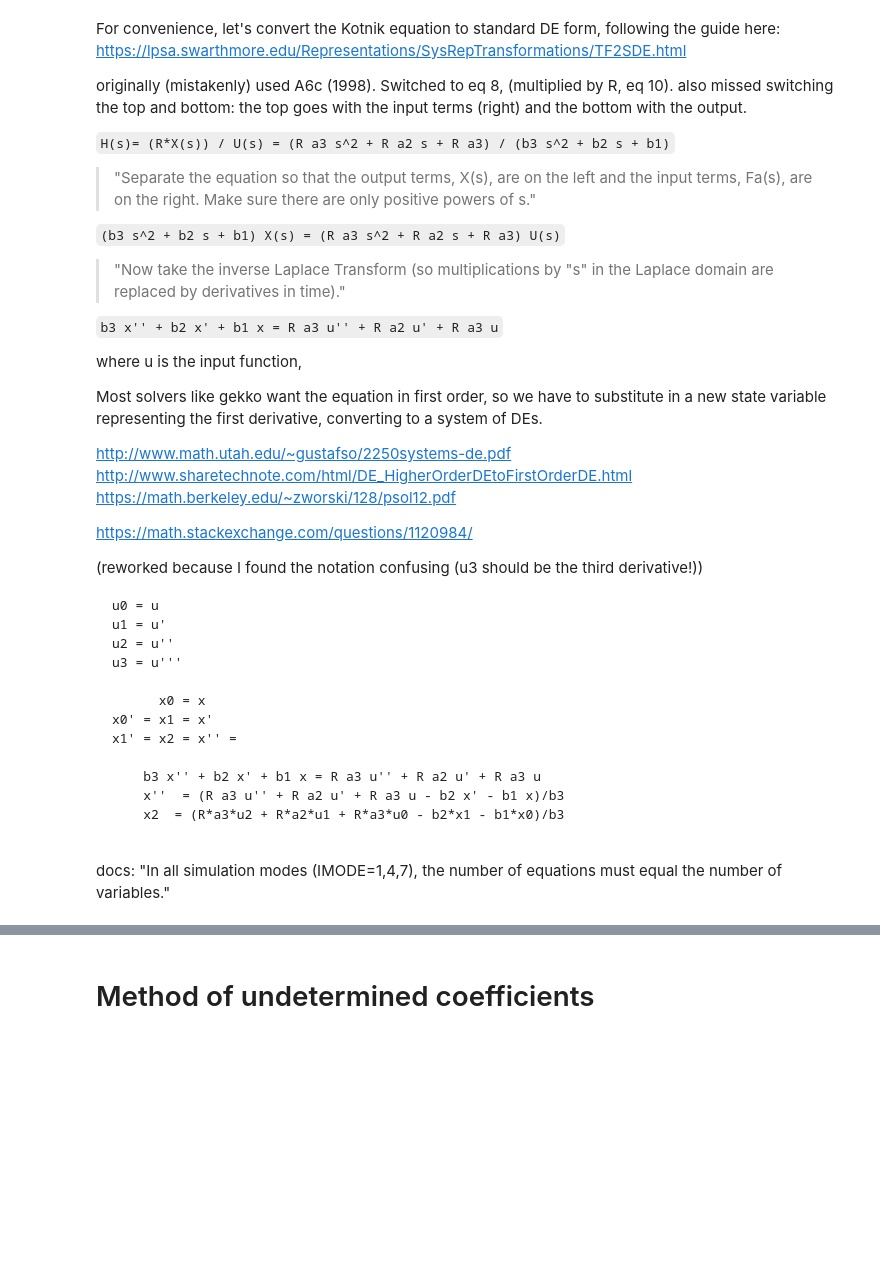
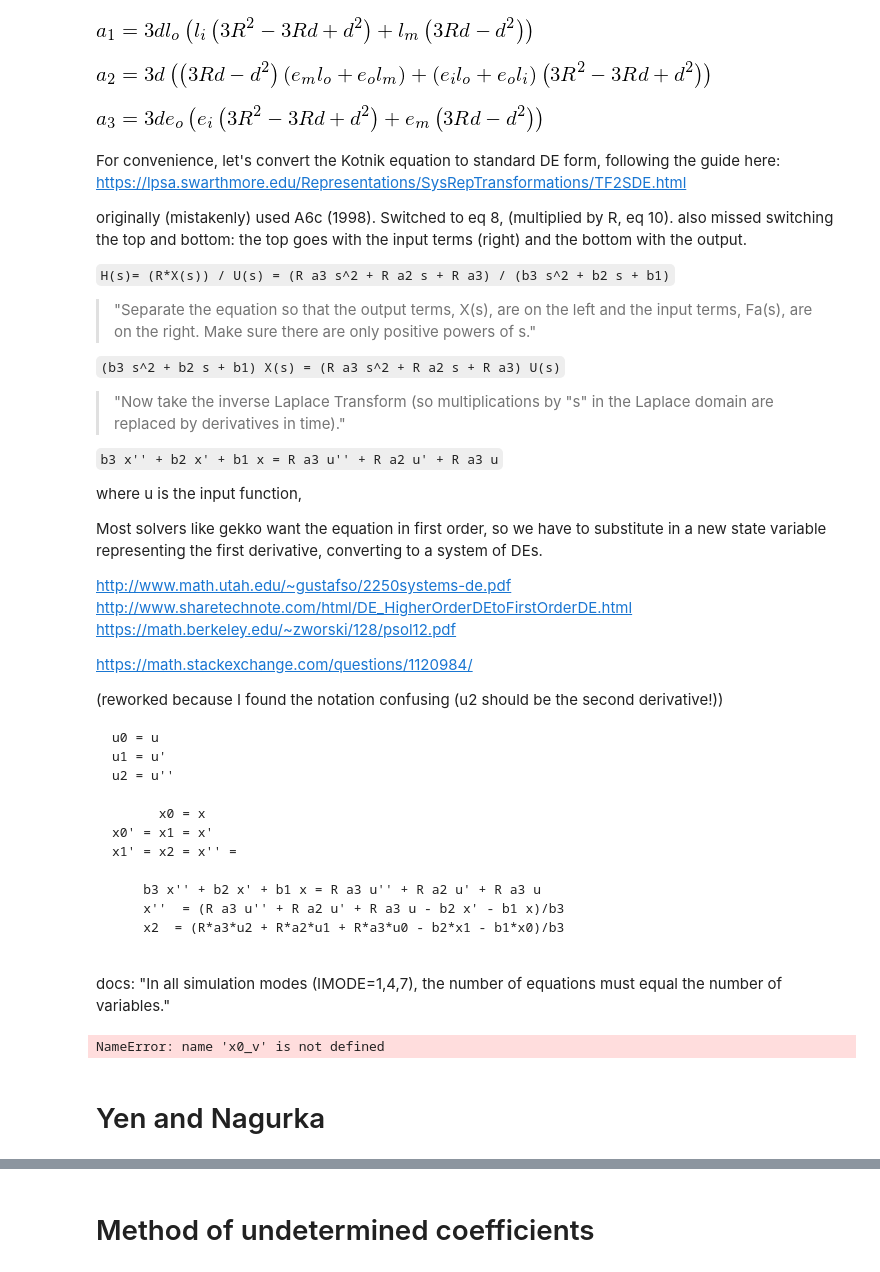
Before and after one commit to 0xDBFB7/transmembrane_potential, a Jupyter notebook: transmembrane_math.ipynb, the cells around one changed output, grey strips where cells are left out. Cells and saved outputs as stored; diff of their text form; code cells hidden in the pictures; blank space fills up the shorter version.

Commit message:
Continuing to write updated equations

````diff
--- a/transmembrane_math.ipynb
+++ b/transmembrane_math.ipynb
@@ -41,6 +41,48 @@ from sympy import Array, Sum, Indexed, IndexedBase, Idx
 init_printing()
 from sympy.abc import t # x is the independent variable
 from sympy import Function, dsolve, Eq, Derivative, sin, cos, symbols, exp, pi, diff, Poly
+
+def convexp(name, val):
+    return Eq(sympy.S(name), val, evaluate=False)
+# %%
+e_o, e_i, e_m, R, l_o, l_i, l_m, d, a_1, a_2, a_3, b_1, b_2, b_3 = symbols('e_o e_i e_m R l_o l_i l_m d a_1 a_2 a_3 b_1 b_2 b_3')
+#     e_o = self.extracellular_permittivity * eps0 # S/m
+#     e_i = self.intracellular_permittivity * eps0 #S/m
+#     e_m = self.membrane_permittivity * eps0 #S/m
+#     R = self.cell_diameter / 2
+#     self.R = R
+
+#     l_o = self.extracellular_conductivity*Spm # S/m
+#     l_i = self.intracellular_conductivity*Spm #S/m
+#     l_m = self.membrane_conductivity*Spm #S/m
+
+#     d = self.membrane_thickness
+# epsilon_0
+
+sub1, sub2 = symbols('sub1 sub2')
+sub1 = (3 * (R**2) - 3 * d * R + d**2)
+sub2 = (3 * d * R - d**2)
+
+a_1 = 3 * d * l_o * ((l_i * (sub1)) + l_m*(sub2)) #eq.9a
+a_2 = 3 * d * ((l_i * e_o + l_o * e_i) * sub1 + (l_m * e_o + l_o * e_m) * sub2)
+a_3 = 3 * d * e_o * (e_i * (sub1) + e_m * sub2)
+
+b_1 = 2 * R**3 * (l_m +     2*l_o) * (l_m + (1/2) * l_i) + 2 * (R-d)**3 * (l_m - l_o) * (l_i - l_m)
+
+b_2 = 2 * R**3 * (l_i * ((1/2) * e_m + e_o) + l_m * ((1/2)*e_i + 2*e_m + 2*e_o) + l_o * (e_i + 2 * e_m)) + (2 * (R - d)**3\
+* (l_i * (e_m - e_o) + l_m * (e_i - 2*e_m + e_o) - l_o * (e_i - e_m))) # is this truly a multiply, or a cross?
+
+
+b_3 = 2 * R**3 * (e_m + 2*e_o) * (e_m + (1/2) * e_i) + 2 * (R-d)**3 * (e_m - e_o) * (e_i - e_m)
+
+
+display(convexp("a_1", a_1))
+display(convexp("a_2", a_2))
+display(convexp("a_3", a_3))
+# %% [output]
+[figure, added]
+[figure, added]
+[figure, added]
 # %% [markdown]
 
 For convenience, let's convert the Kotnik equation to standard DE form, following the guide here: https://lpsa.swarthmore.edu/Representations/SysRepTransformations/TF2SDE.html
@@ -71,13 +113,12 @@ https://math.berkeley.edu/~zworski/128/psol12.pdf
 
 https://math.stackexchange.com/questions/1120984/
 
-(reworked because I found the notation confusing (u3 should be the third derivative!))
+(reworked because I found the notation confusing (u2 should be the second derivative!))
 
 ```
 u0 = u
 u1 = u'
 u2 = u''
-u3 = u'''
 
       x0 = x
 x0' = x1 = x'
@@ -90,5 +131,15 @@ x1' = x2 = x'' =
 ```
 
 docs: "In all simulation modes (IMODE=1,4,7), the number of equations must equal the number of variables."
+# %%
+
+
+Eq(x1_v=diff(x0_v,t))
+m.Equation(x2_v==x1_v.dt())
+m.Equation(x2_v == ((SU0 / (ST0**2))*alpha_v*u2 + (SU0 / ST0)*beta_v*u1 + gamma_v*SU0*u0 - phi_v*(SX0 / ST0)*x1_v - xi_v*SX0*x0_v)/(SX0 / (ST0**2)))
+# %% [output]
+NameError: name 'x0_v' is not defined
+# %% [markdown]
+# Yen and Nagurka
 # %%
 
````
Also changed, not shown: parts of 12 cells of this notebook.
